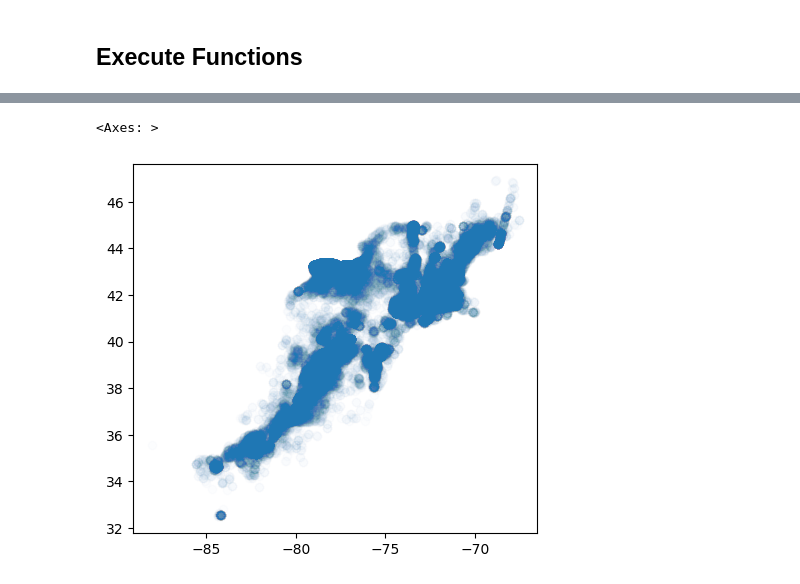
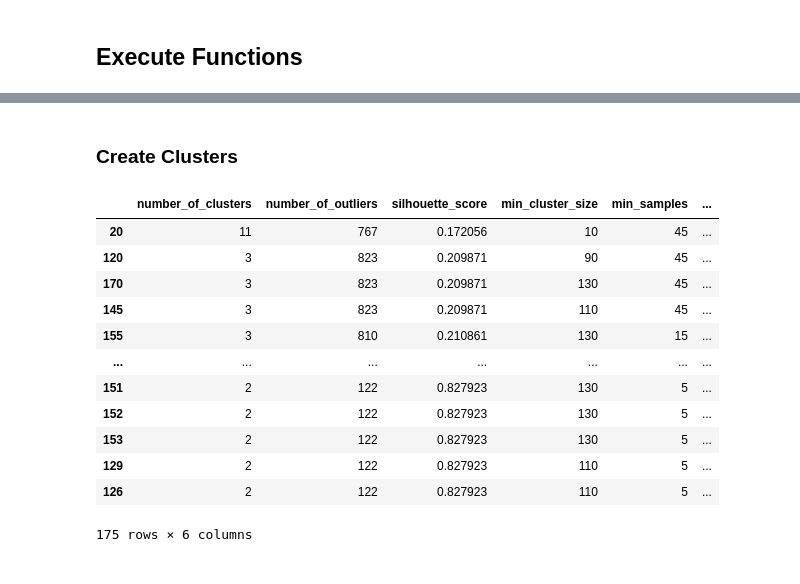
Before and after one commit to FixCarbon/um-mads, a Jupyter notebook: notebooks/create_polygons.ipynb, the cells around one changed output, grey strips where cells are left out. Cells and saved outputs as stored; diff of their text form; code cells hidden in the pictures.

```diff
--- a/notebooks/create_polygons.ipynb
+++ b/notebooks/create_polygons.ipynb
@@ -90,6 +310,2 @@ save_gdf('../data/interim', 'cdl_apples_eastcoast', gdf)
-# %%
-# Plot the GeoDataFrame to visualize potential polygons
-gdf.plot(alpha=0.01)
-# %% [output]
-<Axes: >
-[figure, removed]
+# %% [markdown]
+### Create Clusters
@@ -95,0 +322,16 @@ gdf.plot(alpha=0.01)
+# %%
+df.sort_values('silhouette_score')
+# %% [output]
+|  | number_of_clusters | number_of_outliers | silhouette_score | min_cluster_size | min_samples | ... |
+| 20 | 11 | 767 | 0.172056 | 10 | 45 | ... |
+| 120 | 3 | 823 | 0.209871 | 90 | 45 | ... |
+| 170 | 3 | 823 | 0.209871 | 130 | 45 | ... |
+| 145 | 3 | 823 | 0.209871 | 110 | 45 | ... |
+| 155 | 3 | 810 | 0.210861 | 130 | 15 | ... |
+| ... | ... | ... | ... | ... | ... | ... |
+| 151 | 2 | 122 | 0.827923 | 130 | 5 | ... |
+| 152 | 2 | 122 | 0.827923 | 130 | 5 | ... |
+| 153 | 2 | 122 | 0.827923 | 130 | 5 | ... |
+| 129 | 2 | 122 | 0.827923 | 110 | 5 | ... |
+| 126 | 2 | 122 | 0.827923 | 110 | 5 | ... |
+175 rows × 6 columns
```
Also changed, not shown: parts of 21 cells of this notebook.
